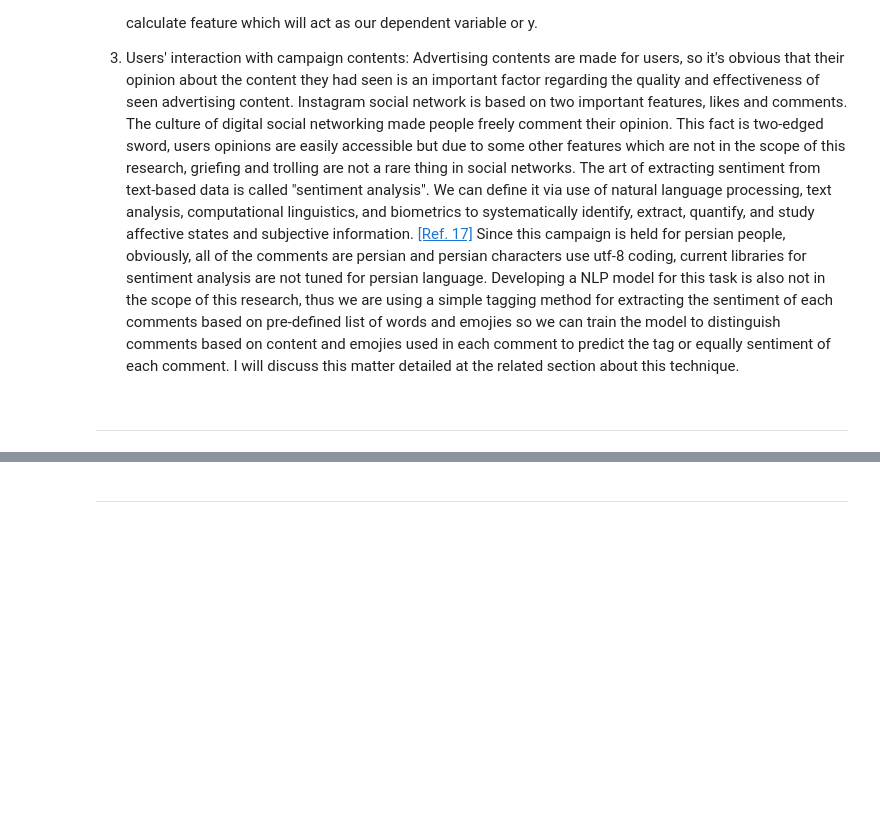
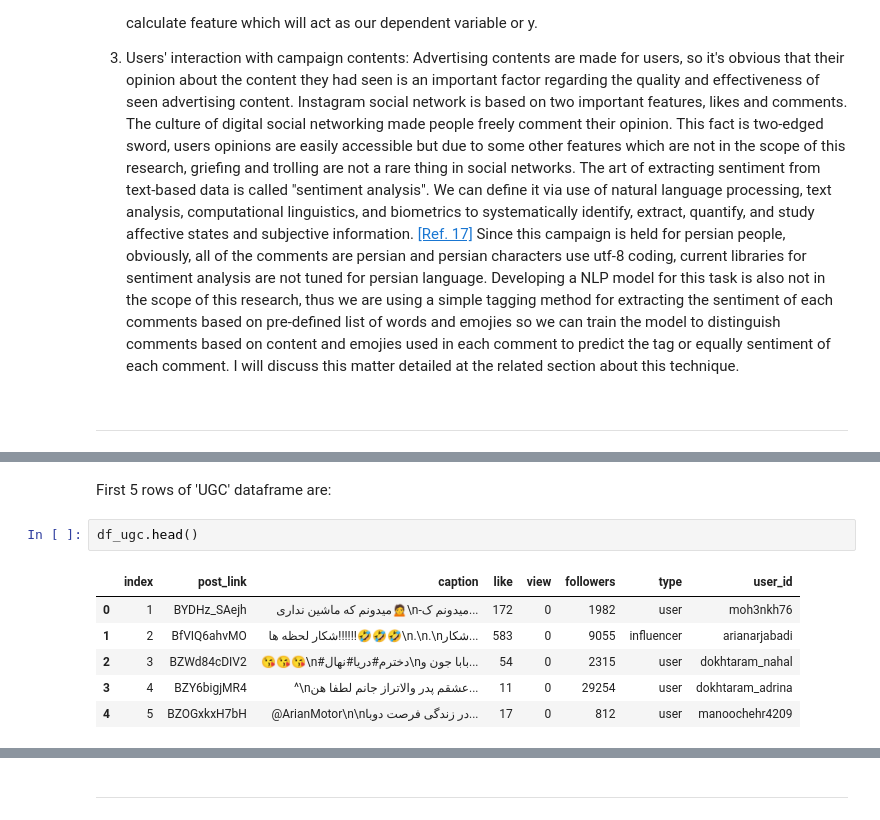
Before and after one commit to RaminFerdos/MSC_Thesis_IG_Bot, a Jupyter notebook: Main.ipynb, the cells around one changed output, grey strips where cells are left out. Drawn from its saved outputs; the diff is of its cells as text; blank space fills up the shorter version.

```diff
--- a/Main.ipynb
+++ b/Main.ipynb
@@ -111,0 +145,11 @@ In this project, our objective is to determine the effectiveness of a digital ad
+# %% [markdown]
+First 5 rows of 'UGC' dataframe are:
+# %%
+df_ugc.head()
+# %% [output]
+|  | index | post_link | caption | like | view | followers | type | user_id |
+| 0 | 1 | BYDHz_SAejh | میدونم که ماشین نداری🙍\n-میدونم ک... | 172 | 0 | 1982 | user | moh3nkh76 |
+| 1 | 2 | BfVIQ6ahvMO | شکار لحظه ها!!!!!!🤣🤣🤣\n.\n.\nشکار... | 583 | 0 | 9055 | influencer | arianarjabadi |
+| 2 | 3 | BZWd84cDIV2 | 😘😘😘\n#دخترم#دریا#نهال\nبابا جون و... | 54 | 0 | 2315 | user | dokhtaram_nahal |
+| 3 | 4 | BZY6bigjMR4 | ^\nعشقم پدر والاتراز جانم لطفا هن... | 11 | 0 | 29254 | user | dokhtaram_adrina |
+| 4 | 5 | BZOGxkxH7bH | @ArianMotor\n\nدر زندگی فرصت دوبا... | 17 | 0 | 812 | user | manoochehr4209 |
```
Also changed, not shown: parts of 15 cells of this notebook.
